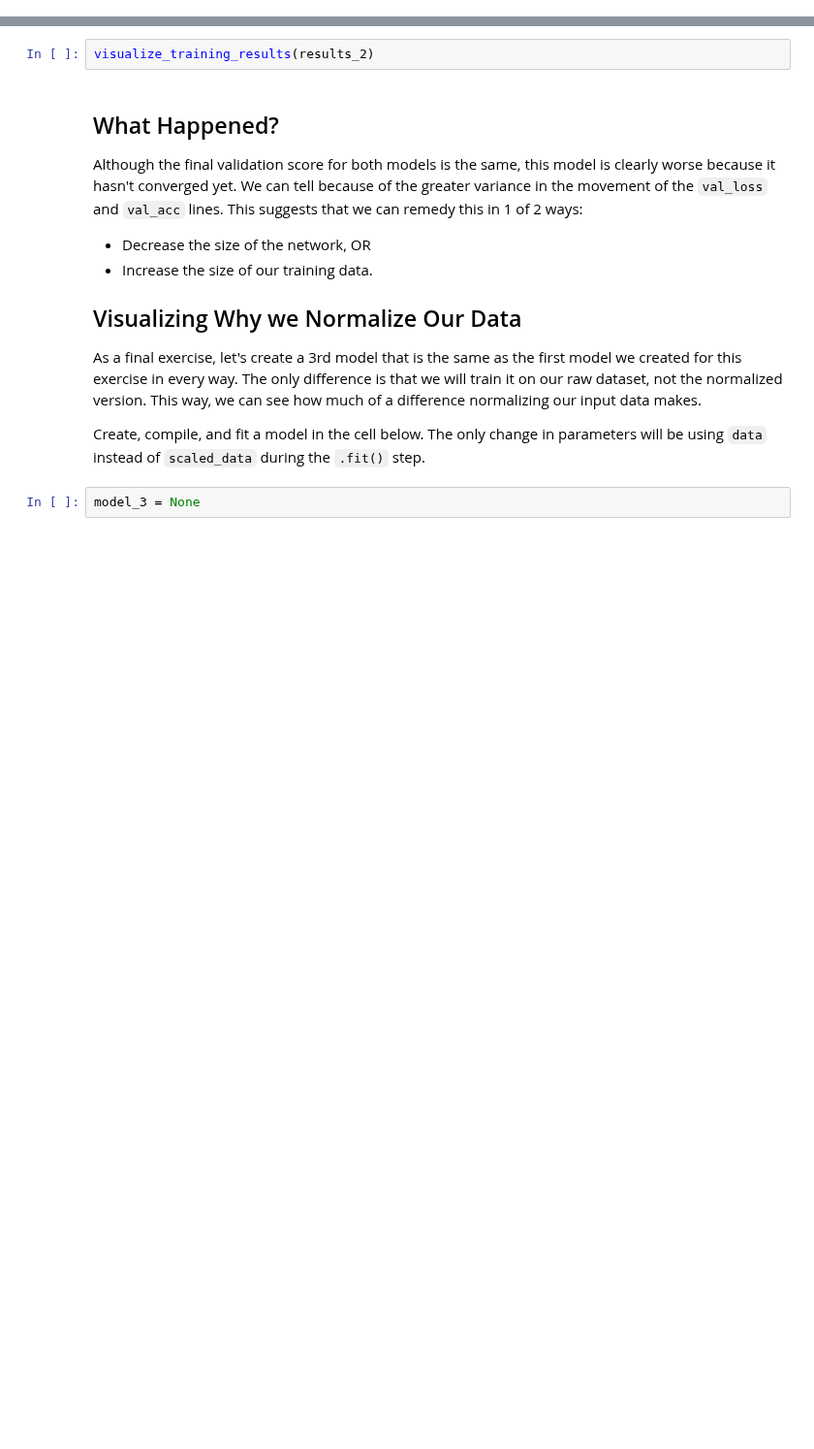
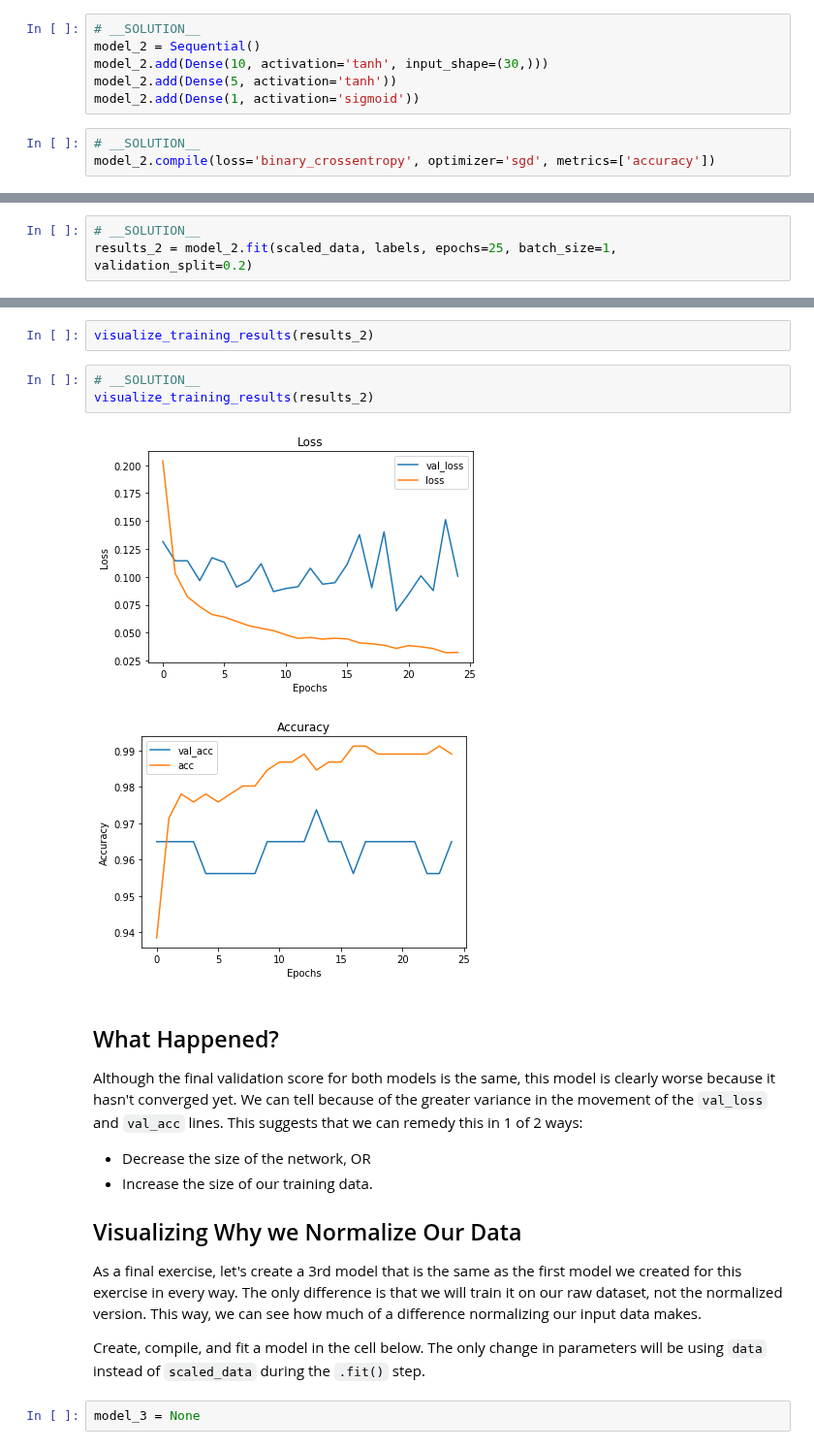
Before and after one commit to learn-co-curriculum/dsc-deeper-neural-networks-lab, a Jupyter notebook: index.ipynb, the cells around one changed output, grey strips where cells are left out. Shown at 97% size. Drawn from its saved outputs; the diff is of its cells as text; blank space fills up the shorter version.

```diff
--- a/index.ipynb
+++ b/index.ipynb
@@ -143,5 +271,17 @@ In the cell below, recreate the model that you created above, with one exception
 Create, compile, and fit the model in the cells below, and then visualize the results to compare the history.
 # %%
 model_2 = None
+# %%
+# __SOLUTION__
+model_2 = Sequential()
+model_2.add(Dense(10, activation='tanh', input_shape=(30,)))
+model_2.add(Dense(5, activation='tanh'))
+model_2.add(Dense(1, activation='sigmoid'))
+# %%
+# __SOLUTION__
+model_2.compile(loss='binary_crossentropy', optimizer='sgd', metrics=['accuracy'])
 # %%
 results_2 = None
+# %%
+# __SOLUTION__
+results_2 = model_2.fit(scaled_data, labels, epochs=25, batch_size=1, validation_split=0.2)
@@ -148,5 +306,11 @@ results_2 = None
 # %%
 visualize_training_results(results_2)
+# %%
+# __SOLUTION__
+visualize_training_results(results_2)
+# %% [output]
+[figure, added]
+[figure, added]
 # %% [markdown]
 ## What Happened?
 
```
Also changed, not shown: parts of 17 cells of this notebook, 7 other files.
